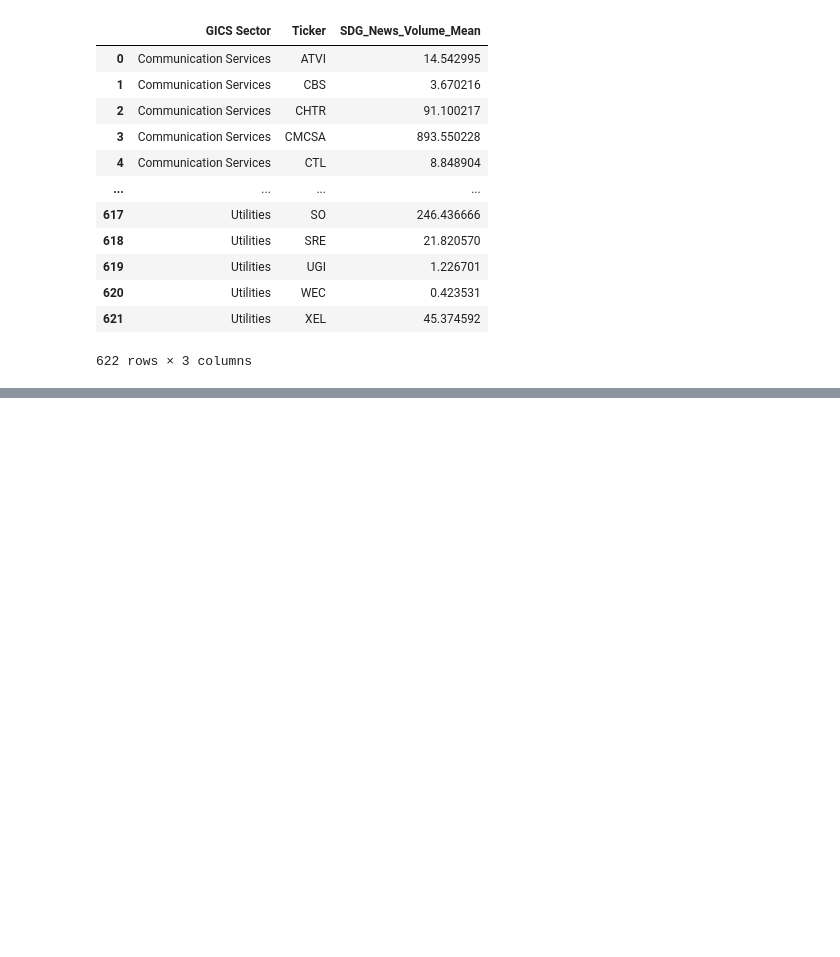
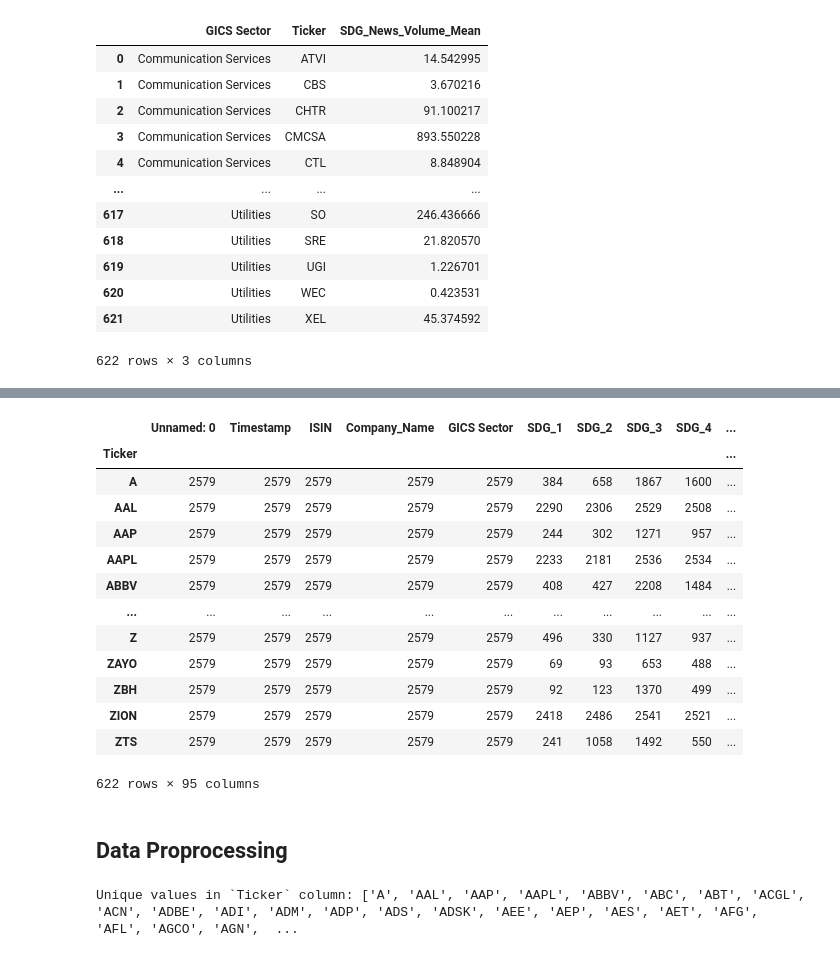
Before and after one commit to SavannahY/Global-A.I.-Data-Science, a Jupyter notebook: SDG.ipynb, the cells around one changed output, grey strips where cells are left out. Cells and saved outputs as stored; diff of their text form; code cells hidden in the pictures; blank space fills up the shorter version.

```diff
--- a/SDG.ipynb
+++ b/SDG.ipynb
@@ -139,0 +209,25 @@ grouped_df['SDG_News_Volume_Mean'].var().reset_index()
+# %%
+df_ticker = df.groupby(["Ticker"])
+# %%
+df_ticker.count()
+# %% [output]
+|  | Unnamed: 0 | Timestamp | ISIN | Company_Name | GICS Sector | SDG_1 | SDG_2 | SDG_3 | SDG_4 | ... |
+| Ticker |  |  |  |  |  |  |  |  |  | ... |
+| A | 2579 | 2579 | 2579 | 2579 | 2579 | 384 | 658 | 1867 | 1600 | ... |
+| AAL | 2579 | 2579 | 2579 | 2579 | 2579 | 2290 | 2306 | 2529 | 2508 | ... |
+| AAP | 2579 | 2579 | 2579 | 2579 | 2579 | 244 | 302 | 1271 | 957 | ... |
+| AAPL | 2579 | 2579 | 2579 | 2579 | 2579 | 2233 | 2181 | 2536 | 2534 | ... |
+| ABBV | 2579 | 2579 | 2579 | 2579 | 2579 | 408 | 427 | 2208 | 1484 | ... |
+| ... | ... | ... | ... | ... | ... | ... | ... | ... | ... | ... |
+| Z | 2579 | 2579 | 2579 | 2579 | 2579 | 496 | 330 | 1127 | 937 | ... |
+| ZAYO | 2579 | 2579 | 2579 | 2579 | 2579 | 69 | 93 | 653 | 488 | ... |
+| ZBH | 2579 | 2579 | 2579 | 2579 | 2579 | 92 | 123 | 1370 | 499 | ... |
+| ZION | 2579 | 2579 | 2579 | 2579 | 2579 | 2418 | 2486 | 2541 | 2521 | ... |
+| ZTS | 2579 | 2579 | 2579 | 2579 | 2579 | 241 | 1058 | 1492 | 550 | ... |
+622 rows × 95 columns
+# %% [markdown]
+## Data Proprocessing
+# %%
+print('Unique values in `Ticker` column:', list(df.Ticker.unique()))
+# %% [output]
+Unique values in `Ticker` column: ['A', 'AAL', 'AAP', 'AAPL', 'ABBV', 'ABC', 'ABT', 'ACGL', 'ACN', 'ADBE', 'ADI', 'ADM', 'ADP', 'ADS', 'ADSK', 'AEE', 'AEP', 'AES', 'AET', 'AFG', 'AFL', 'AGCO', 'AGN',  ...
```
Also changed, not shown: parts of 30 cells of this notebook.
